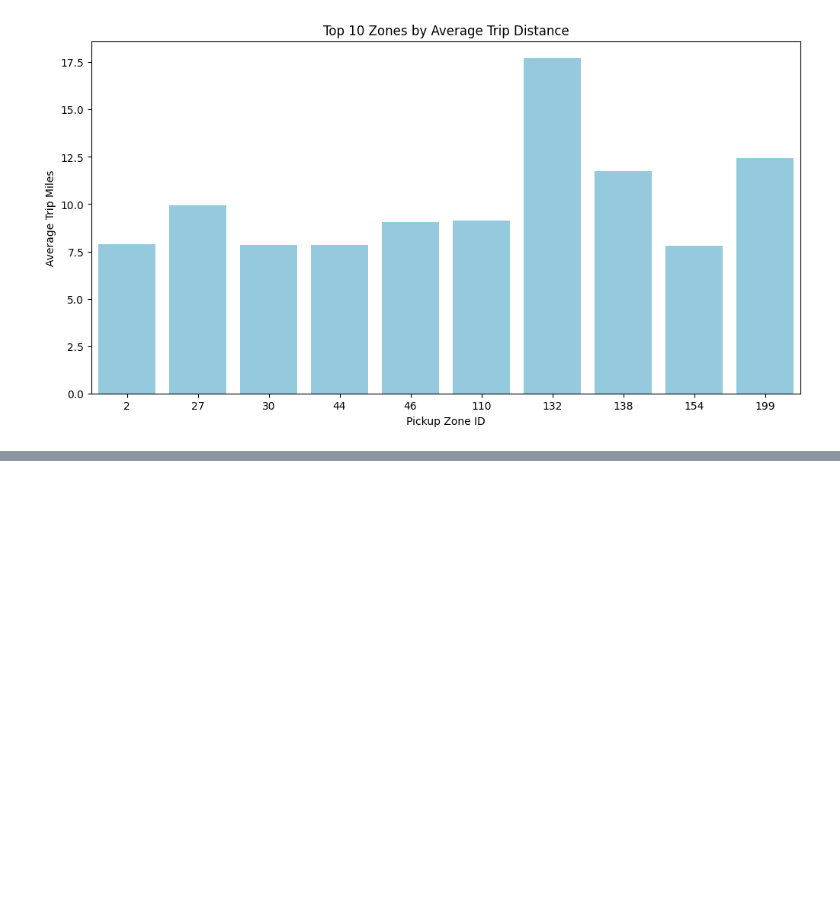
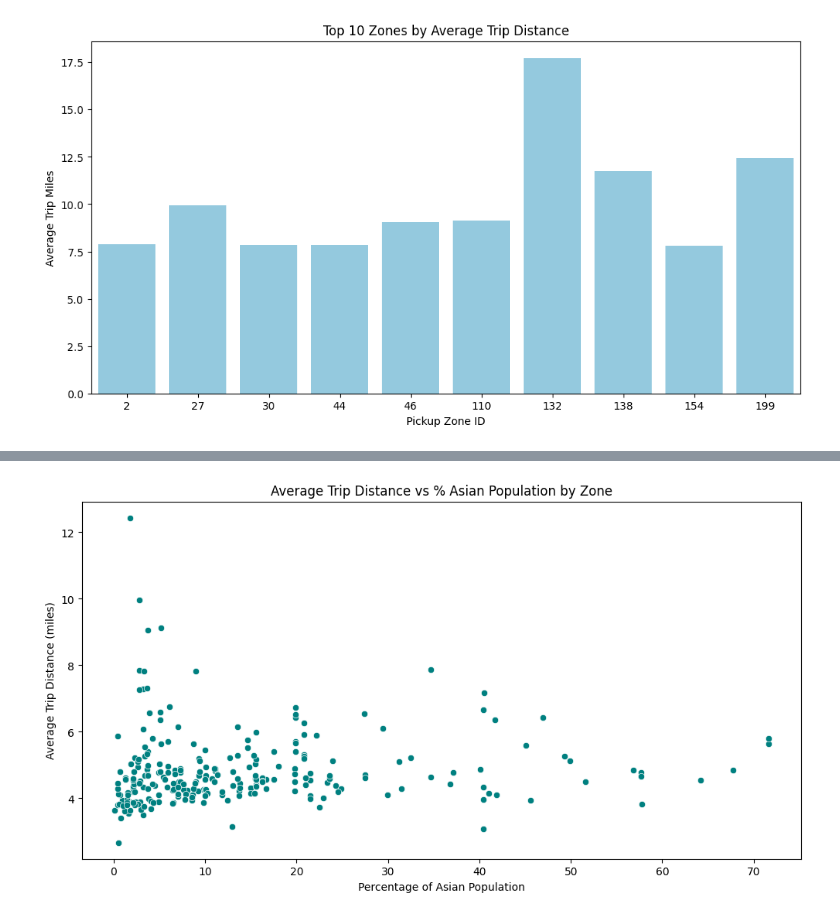
Before and after one commit to gracejiang0929/Bias-Detection-and-Mitigation-in-Ride-Hailing, a Jupyter notebook: tlc_tester.ipynb, the cells around one changed output, grey strips where cells are left out. Saved outputs shown, nothing was run; the diff lists cells and outputs as text; code cells hidden in the pictures; blank space fills up the shorter version.

```diff
--- a/tlc_tester.ipynb
+++ b/tlc_tester.ipynb
@@ -370,0 +435,15 @@ plt.show()
+# %%
+distance_vs_demographics = mrgd.groupby('zone').agg({
+    'Trip Distance (miles)': 'mean',
+    '% Asian': 'mean'
+}).dropna()
+
+plt.figure(figsize=(12, 6))
+sns.scatterplot(x=distance_vs_demographics['% Asian'],
+                y=distance_vs_demographics['Trip Distance (miles)'], color='teal')
+plt.title('Average Trip Distance vs % Asian Population by Zone')
+plt.xlabel('Percentage of Asian Population')
+plt.ylabel('Average Trip Distance (miles)')
+plt.show()
+# %% [output]
+[figure, added]
```
Also changed, not shown: parts of 5 cells of this notebook.
